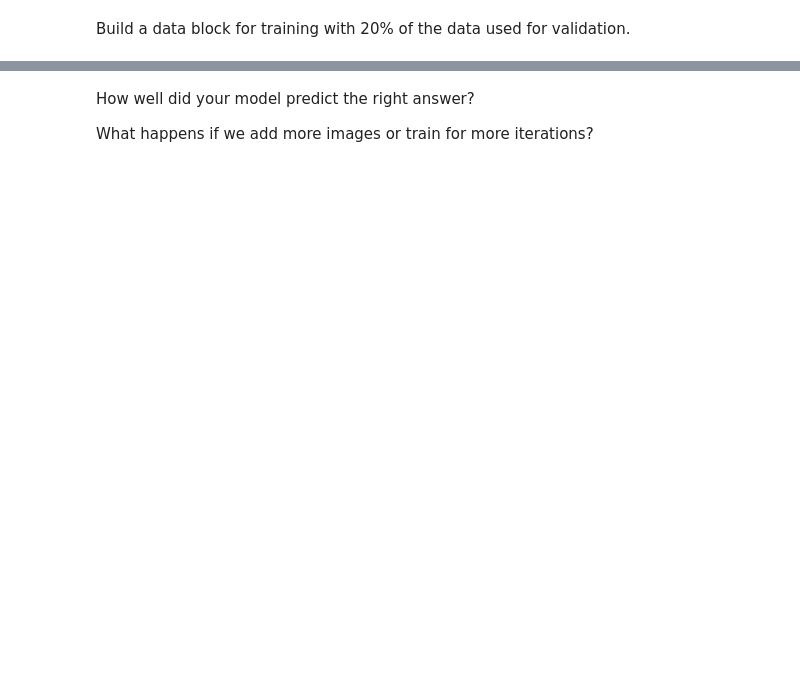
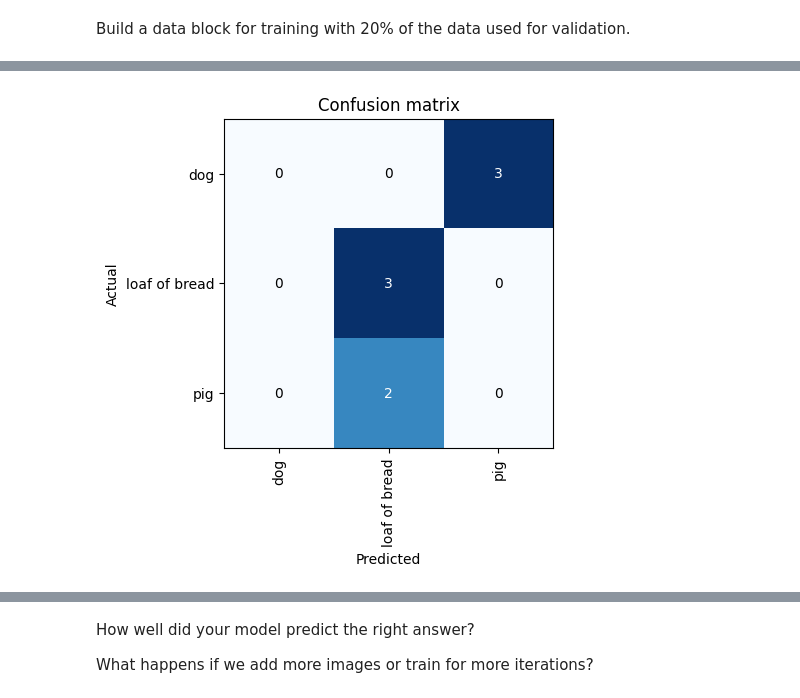
Before and after one commit to jewzaam/aiml-sandbox, a Jupyter notebook: blog-mnm.ipynb, the cells around one changed output, grey strips where cells are left out. Drawn from its saved outputs; the diff is of its cells as text; code cells hidden in the pictures; blank space fills up the shorter version.

```diff
--- a/blog-mnm.ipynb
+++ b/blog-mnm.ipynb
@@ -183,0 +187,4 @@ learn.fine_tune(3)
+# %%
+interp = ClassificationInterpretation.from_learner(learn)
+interp.plot_confusion_matrix()
+# %% [output]
@@ -184,3 +193,4 @@ learn.fine_tune(3)
+[figure, added]
 # %%
 def check_category(test_name):
     for term in results.keys():
```
Also changed, not shown: parts of 22 cells of this notebook.
